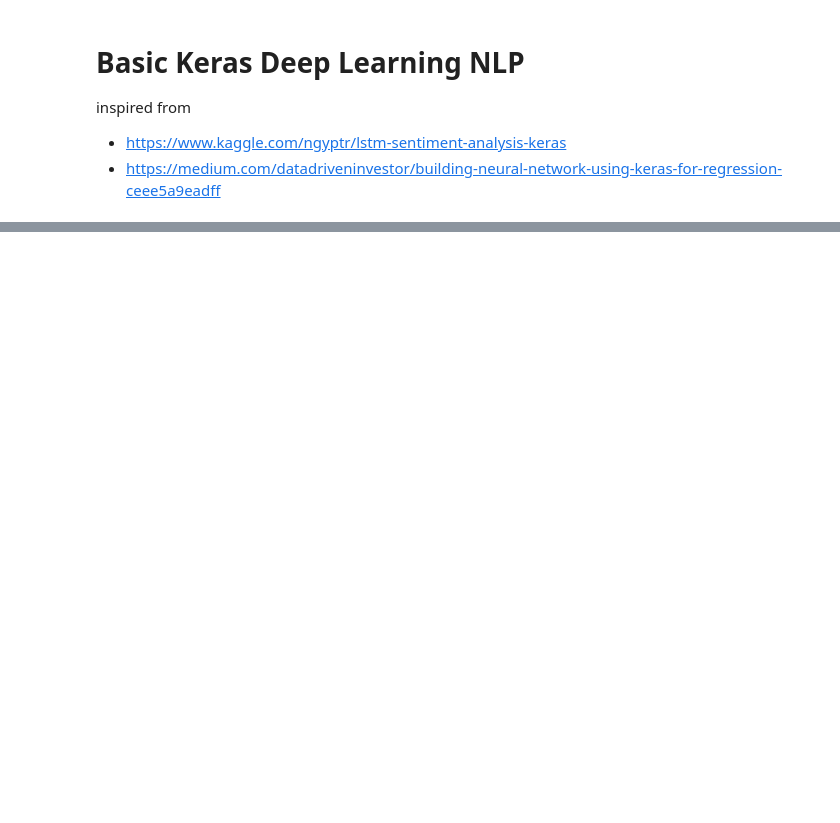
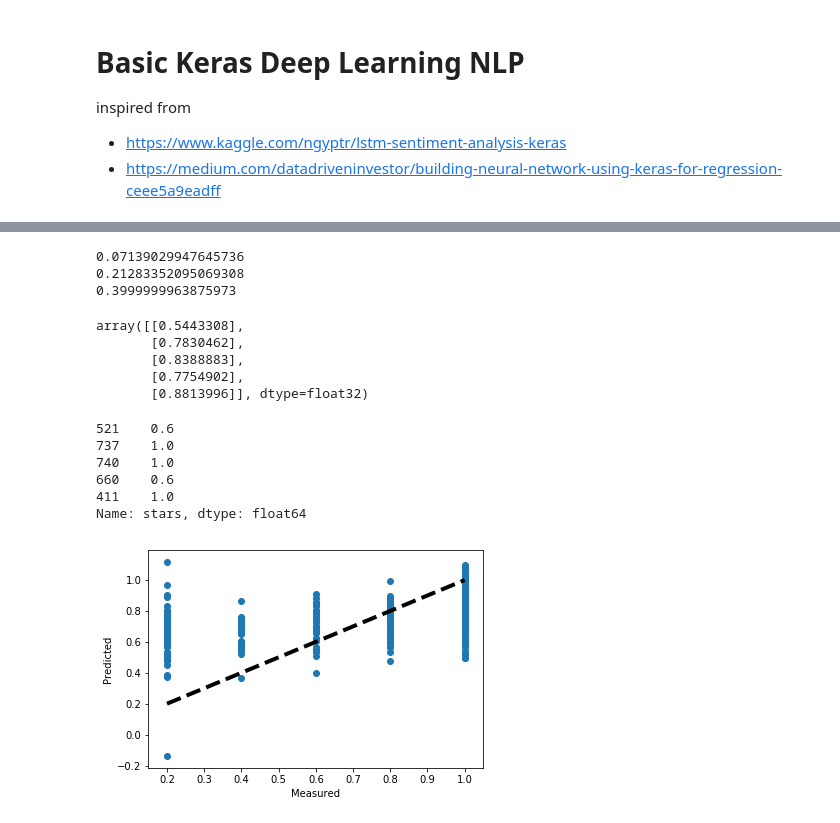
Before and after one commit to will-hill/Yelp_NLP, a Jupyter notebook: 3.Basic_Keras_DL_NLP.ipynb, the cells around one changed output, grey strips where cells are left out. Saved outputs shown, nothing was run; the diff lists cells and outputs as text; code cells hidden in the pictures; blank space fills up the shorter version.

Commit message:
Normalized Y, more epochs, display results for star-regression

```diff
--- a/3.Basic_Keras_DL_NLP.ipynb
+++ b/3.Basic_Keras_DL_NLP.ipynb
@@ -20,9 +41,8 @@ from keras.preprocessing.text import Tokenizer
 from keras.preprocessing.sequence import pad_sequences
 from sklearn.model_selection import train_test_split
 
-###
 
-df = pd.read_hdf('reviews.h5')
+df = pd.read_hdf(hd5_path)
 display(df.head(3))
 display(df.describe())
 display(df.info())
@@ -32,7 +52,9 @@ tokenizer.fit_on_texts(df['text'].values)
 X = tokenizer.texts_to_sequences(df['text'].values)
 X = pad_sequences(X)
 
-Y = df.stars
+# Normalize Y to be between 0 and 1
+Y = df.stars / max(df.stars)
+
 X_train, X_test, Y_train, Y_test = train_test_split(X,Y, test_size = 0.33, random_state = 42)
 print(X_train.shape,Y_train.shape)
 print(X_test.shape,Y_test.shape)
@@ -84,7 +107,7 @@ model = Sequential()
 model.add(Embedding(max_features, embed_dim, input_length = X.shape[1]))
 #model.add(SpatialDropout1D(0.4))
 model.add(LSTM(lstm_out, dropout=0.2, recurrent_dropout=0.2))
-model.add(Dense(1))
+model.add(Dense(1,activation='linear'))
 
 model.compile(optimizer='adam', loss='mean_squared_error',  metrics=['mae','accuracy'])
 print(model.summary())
@@ -107,5 +129,5 @@ None
 # %%
 batch_size = 128
-epochs = 1
+epochs = 40
 model.fit(X_train, Y_train, epochs = epochs, batch_size=batch_size, verbose = 1)
 # %% [output]
@@ -149,9 +154,37 @@ score,acc = model.evaluate(X_test, Y_test, verbose = 2, batch_size = batch_size)
+# %%
+print(loss) #mse
+print(mae)
+print(acc)
+# %% [output]
+0.07139029947645736
+0.21283352095069308
+0.3999999963875973
 # %%
-y_pred= regressor.predict(X_test)
+y_pred= model.predict(X_test)
+# %%
+y_pred[0:5]
+# %% [output]
+array([[0.5443308],
+       [0.7830462],
+       [0.8388883],
+       [0.7754902],
+       [0.8813996]], dtype=float32)
+# %%
+Y_test[0:5]
+# %% [output]
+521    0.6
+737    1.0
+740    1.0
+660    0.6
+411    1.0
+Name: stars, dtype: float64
 # %%
+import matplotlib.pyplot as plt
 fig, ax = plt.subplots()
-ax.scatter(y_test, y_pred)
-ax.plot([y_test.min(), y_test.max()], [y_test.min(), y_test.max()], 'k--', lw=4)
+ax.scatter(Y_test, y_pred)
+ax.plot([Y_test.min(), Y_test.max()], [Y_test.min(), Y_test.max()], 'k--', lw=4)
 ax.set_xlabel('Measured')
 ax.set_ylabel('Predicted')
 plt.show()
+# %% [output]
+[figure, added]
```
Also changed, not shown: parts of 9 cells of this notebook.
